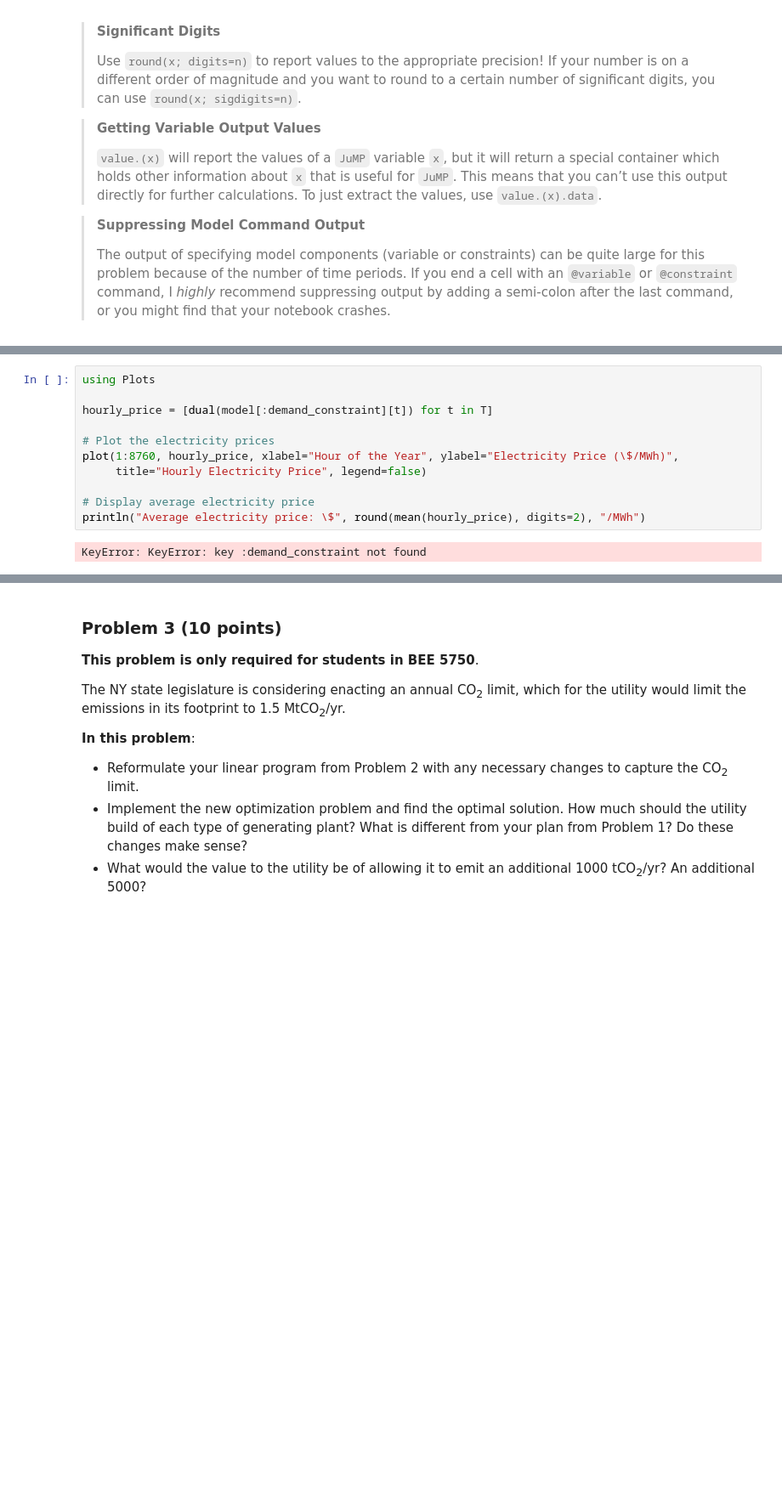
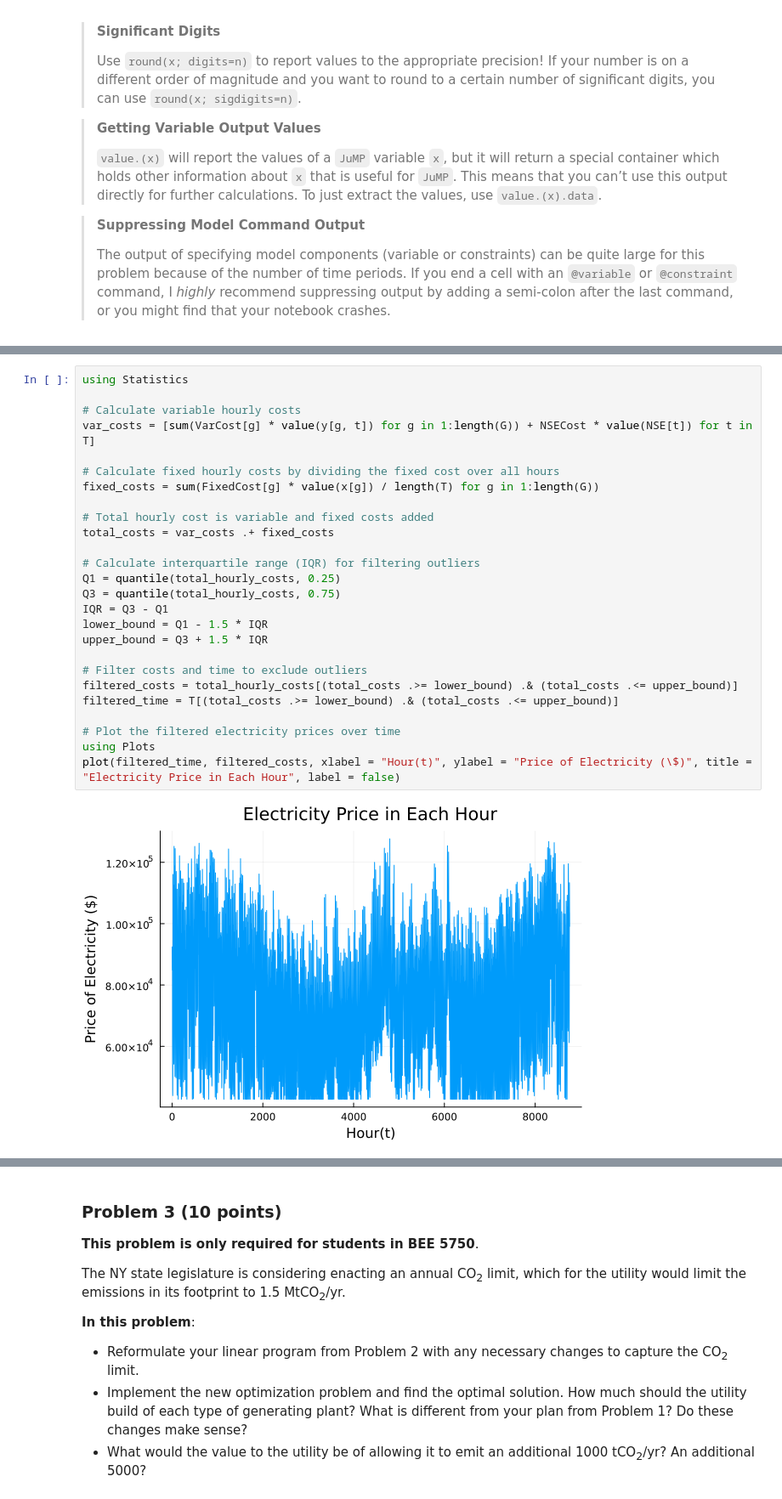
Before and after one commit to BEE4750-FA24/hw4-team-1-1, a Jupyter notebook: hw04.ipynb, the cells around one changed output, grey strips where cells are left out. Shown at 85% size. Saved outputs shown, nothing was run; the diff lists cells and outputs as text; blank space fills up the shorter version.

```diff
--- a/hw04.ipynb
+++ b/hw04.ipynb
@@ -497,13 +541,28 @@ Solar: Installed Capacity = 2560.9 MW, Generation Fraction = 99.88%
 # %%
+using Statistics
+
+# Calculate variable hourly costs
+var_costs = [sum(VarCost[g] * value(y[g, t]) for g in 1:length(G)) + NSECost * value(NSE[t]) for t in T]
+
+# Calculate fixed hourly costs by dividing the fixed cost over all hours
+fixed_costs = sum(FixedCost[g] * value(x[g]) / length(T) for g in 1:length(G))
+
+# Total hourly cost is variable and fixed costs added
+total_costs = var_costs .+ fixed_costs
+
+# Calculate interquartile range (IQR) for filtering outliers
+Q1 = quantile(total_hourly_costs, 0.25)
+Q3 = quantile(total_hourly_costs, 0.75)
+IQR = Q3 - Q1
+lower_bound = Q1 - 1.5 * IQR
+upper_bound = Q3 + 1.5 * IQR
+
+# Filter costs and time to exclude outliers
+filtered_costs = total_hourly_costs[(total_costs .>= lower_bound) .& (total_costs .<= upper_bound)]
+filtered_time = T[(total_costs .>= lower_bound) .& (total_costs .<= upper_bound)]
+
+# Plot the filtered electricity prices over time
 using Plots
-
-hourly_price = [dual(model[:demand_constraint][t]) for t in T]
-
-# Plot the electricity prices
-plot(1:8760, hourly_price, xlabel="Hour of the Year", ylabel="Electricity Price (\$/MWh)",
-     title="Hourly Electricity Price", legend=false)
-
-# Display average electricity price
-println("Average electricity price: \$", round(mean(hourly_price), digits=2), "/MWh")
+plot(filtered_time, filtered_costs, xlabel = "Hour(t)", ylabel = "Price of Electricity (\$)", title = "Electricity Price in Each Hour", label = false)
 # %% [output]
-KeyError: KeyError: key :demand_constraint not found
+[figure, added]
```
Also changed, not shown: parts of 9 cells of this notebook.
